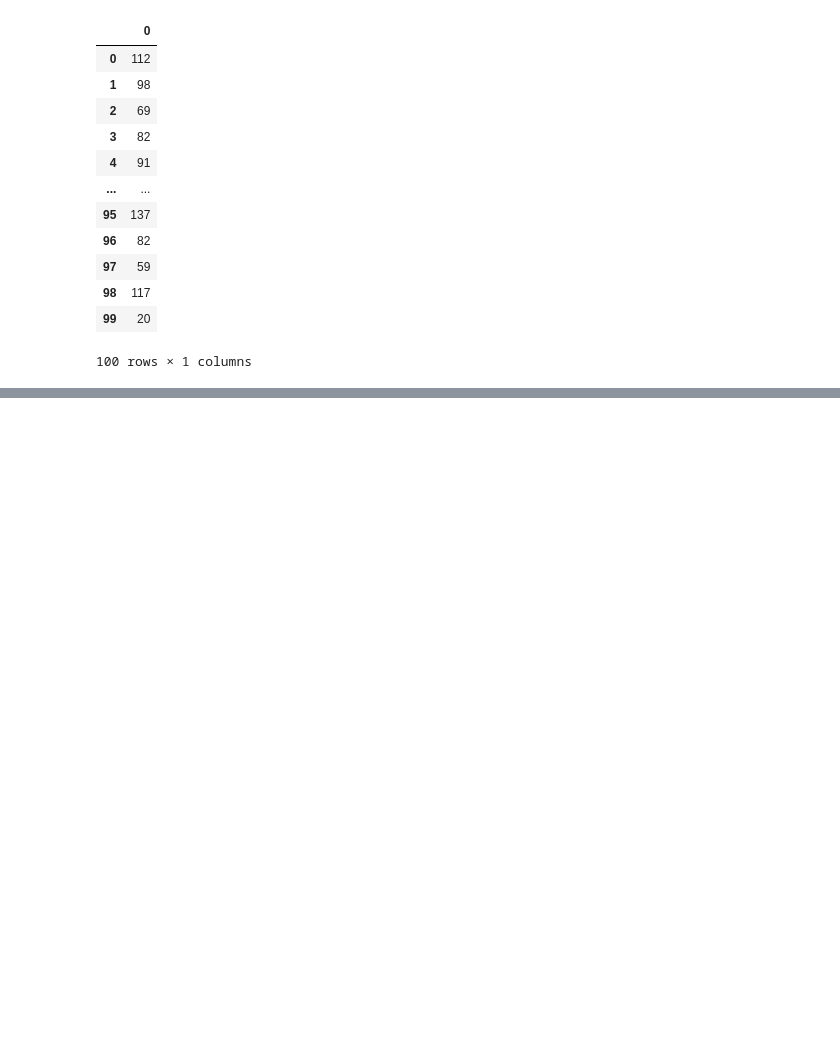
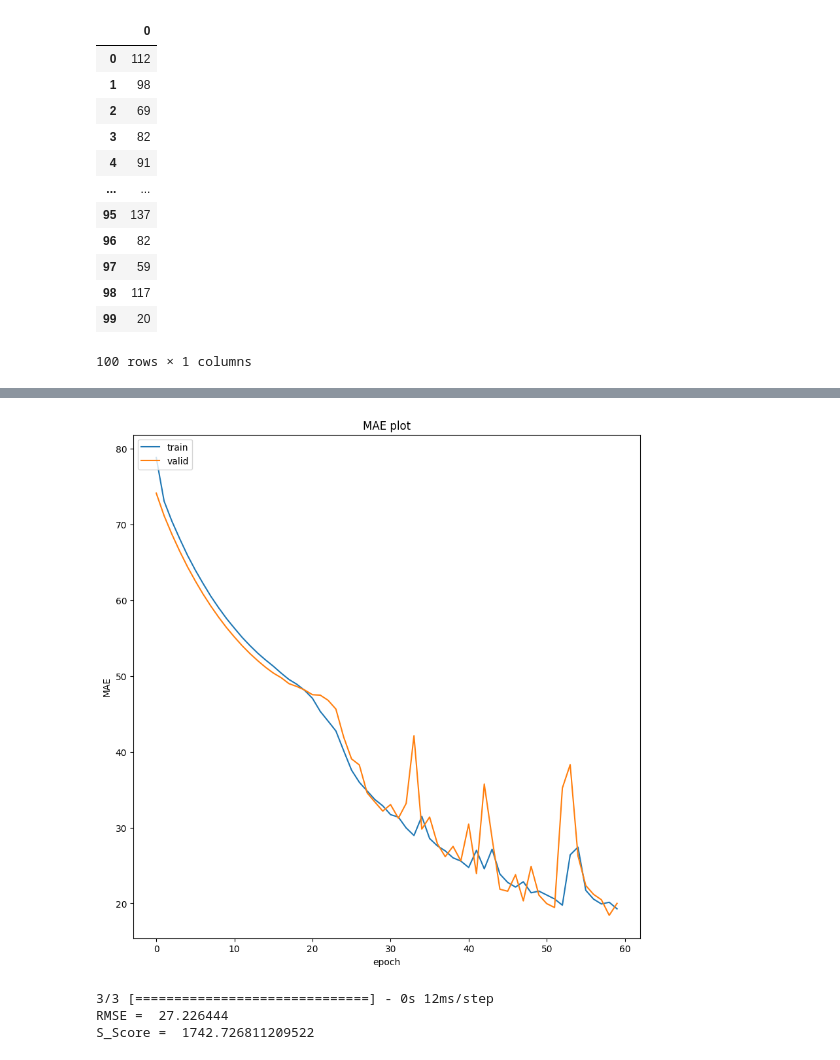
Before and after one commit to mrtrunghieu1/predictive-maintenance-awesome, a Jupyter notebook: src/notebooks/CMAPSS_EDA.ipynb, the cells around one changed output, grey strips where cells are left out. Cells and saved outputs as stored; diff of their text form; code cells hidden in the pictures; blank space fills up the shorter version.

Commit message:
[UPDATE] Train LSTM model

```diff
--- a/src/notebooks/CMAPSS_EDA.ipynb
+++ b/src/notebooks/CMAPSS_EDA.ipynb
@@ -338,0 +324,33 @@ array([[4]])
+# %%
+def train(windows_array, labels_array, WINDOW_LENGTH):
+    number_features = windows_array.shape[2]
+    number_output = labels_array.shape[1]
+
+    # LSTM
+    model = Sequential()
+    model.add(
+        LSTM(
+            input_shape=(WINDOW_LENGTH, number_features),
+            units=100,
+            return_sequences=True
+        )
+    )
+    model.add(Dropout(0.2))
+    model.add(
+        LSTM(
+            units=50,
+            return_sequences=False
+        )
+    )
+    model.add(Dropout(0.2))
+    model.add(Dense(units=number_output, activation='relu'))
+    model.compile(loss="mean_squared_error", optimizer='Adam', metrics=['mae'])
+
+    print(model.summary())
+
+    history = model.fit(windows_array, labels_array, epochs=60, batch_size=256, validation_split=0.05, verbose=2)
+
+    print(history.history.keys())
+    return model, history
+# %%
+model, history = train(windows_array, labels_array, WINDOW_LENGTH)
@@ -338,0 +375,12 @@ array([[4]])
+# %%
+import matplotlib.pyplot as plt
+fig1 = plt.figure(figsize=(10, 10))
+plt.plot(history.history['mae'])
+plt.plot(history.history['val_mae'])
+plt.title('MAE plot')
+plt.xlabel('epoch')
+plt.ylabel('MAE')
+plt.legend(['train', 'valid'], loc='upper left')
+plt.show()
+# %% [output]
+[figure, added]
@@ -338,0 +414,6 @@ array([[4]])
+# %%
+y_pred_test, y_true_test = evaluate_lstm(test_df, model, WINDOW_LENGTH, window_cols)
+# %% [output]
+3/3 [==============================] - 0s 12ms/step
+RMSE =  27.226444
+S_Score =  1742.726811209522
```
Also changed, not shown: parts of 9 cells of this notebook.
